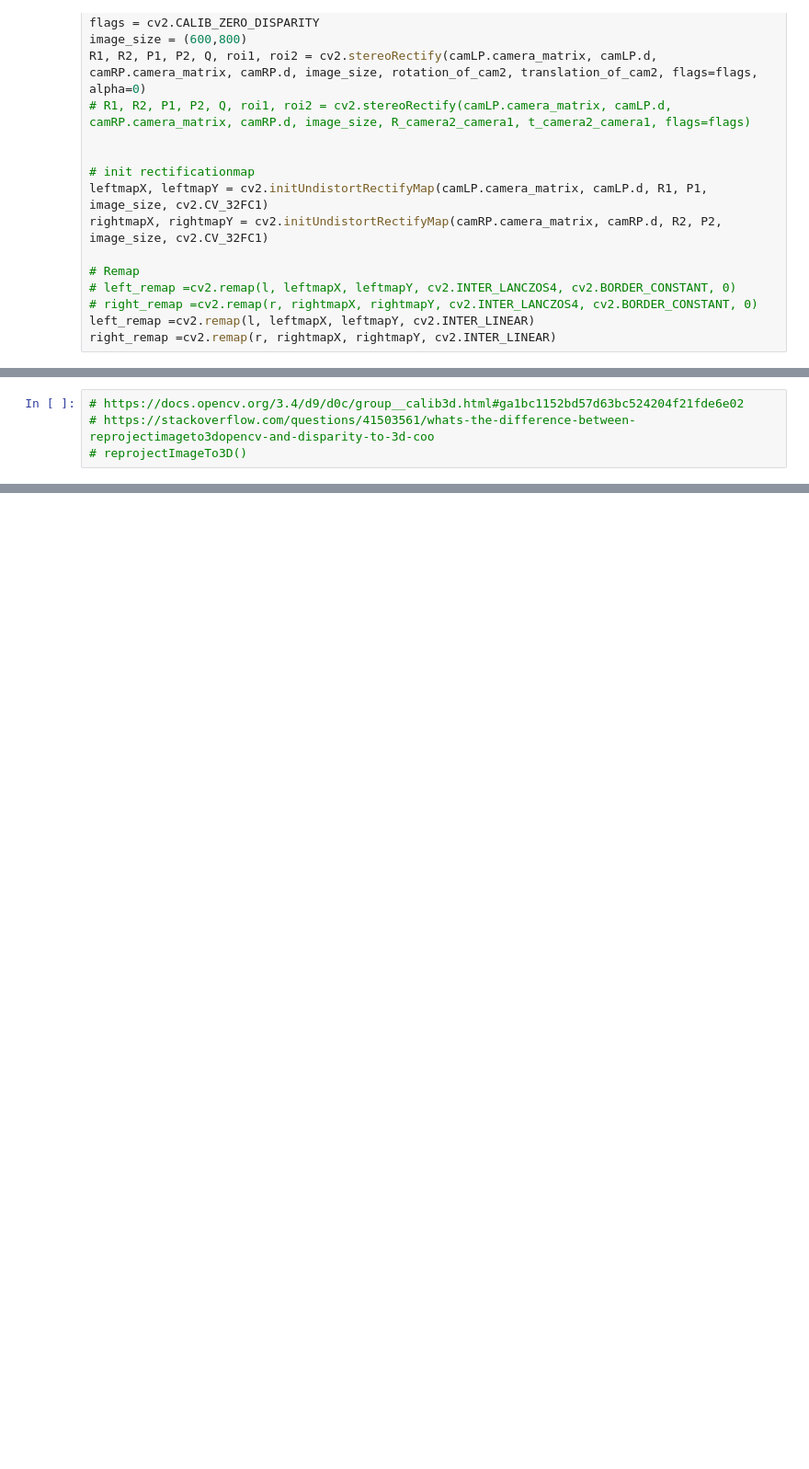
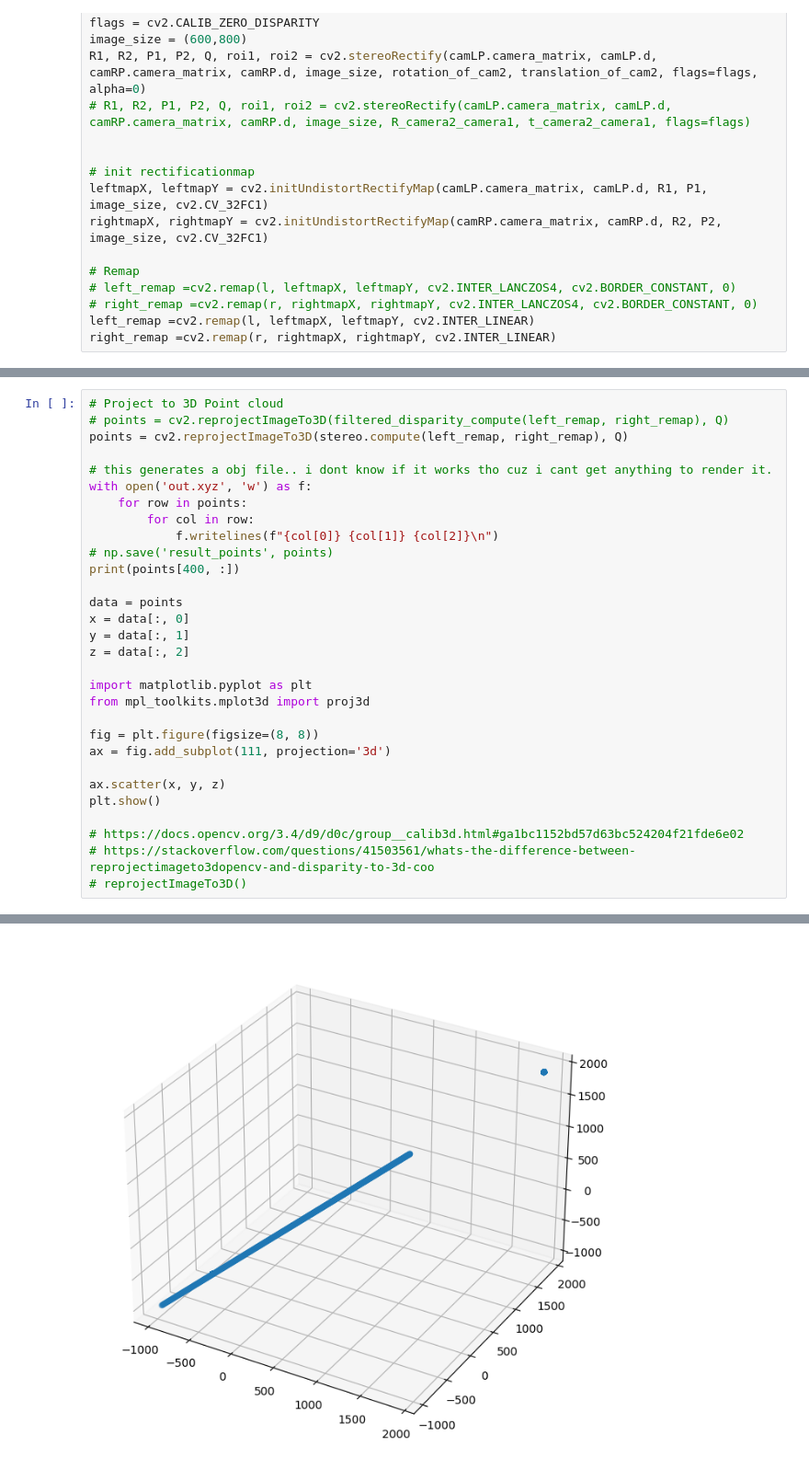
Before and after one commit to Emperor-Robotics/VisualOdometry, a Jupyter notebook: notebooks/calibration_test.ipynb, the cells around one changed output, grey strips where cells are left out. Shown at 92% size. Drawn from its saved outputs; the diff is of its cells as text; blank space fills up the shorter version.

```diff
--- a/notebooks/calibration_test.ipynb
+++ b/notebooks/calibration_test.ipynb
@@ -174,4 +174,31 @@ cv2.destroyAllWindows()
 # %%
+# Project to 3D Point cloud
+# points = cv2.reprojectImageTo3D(filtered_disparity_compute(left_remap, right_remap), Q)
+points = cv2.reprojectImageTo3D(stereo.compute(left_remap, right_remap), Q)
+
+# this generates a obj file.. i dont know if it works tho cuz i cant get anything to render it.
+with open('out.xyz', 'w') as f:
+    for row in points:
+        for col in row:
+            f.writelines(f"{col[0]} {col[1]} {col[2]}\n")
+# np.save('result_points', points)
+print(points[400, :])
+
+data = points
+x = data[:, 0]
+y = data[:, 1]
+z = data[:, 2]
+
+import matplotlib.pyplot as plt
+from mpl_toolkits.mplot3d import proj3d
+
+fig = plt.figure(figsize=(8, 8))
+ax = fig.add_subplot(111, projection='3d')
+
+ax.scatter(x, y, z)
+plt.show()
+
 # https://docs.opencv.org/3.4/d9/d0c/group__calib3d.html#ga1bc1152bd57d63bc524204f21fde6e02
 # https://stackoverflow.com/questions/41503561/whats-the-difference-between-reprojectimageto3dopencv-and-disparity-to-3d-coo
 # reprojectImageTo3D()
+# %% [output]
@@ -177,0 +212 @@ cv2.destroyAllWindows()
+[figure, added]
```
Also changed, not shown: parts of 6 cells of this notebook, 2 other files.
